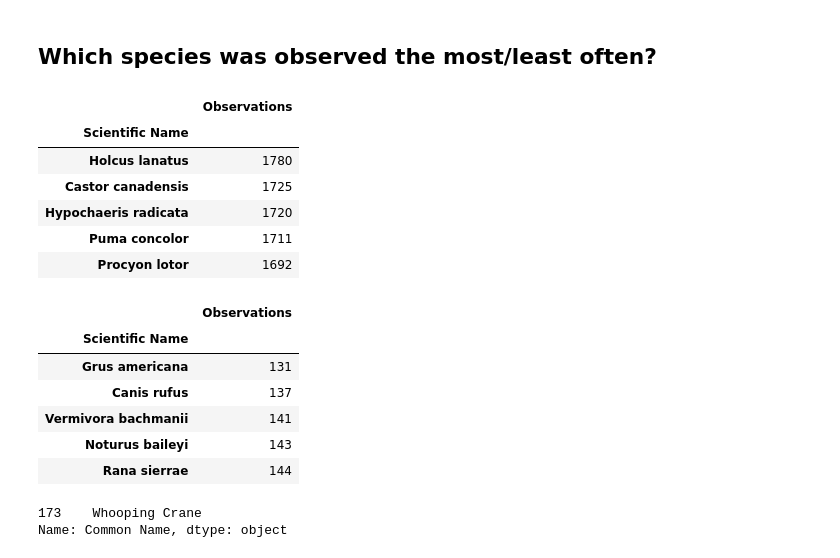
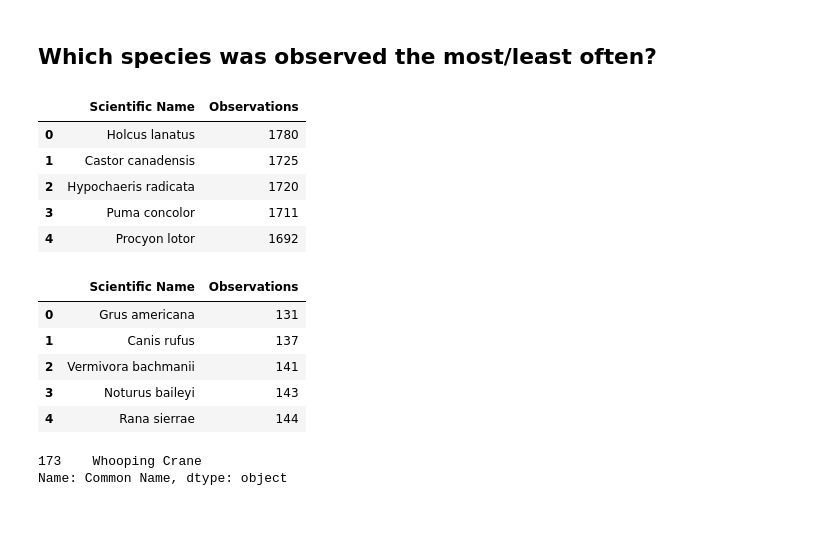
Before and after one commit to nalim8/Biodiversity, a Jupyter notebook: biodiversity.ipynb, the cells around one changed output. Cells and saved outputs as stored; diff of their text form; code cells hidden in the pictures; blank space fills up the shorter version.

```diff
--- a/biodiversity.ipynb
+++ b/biodiversity.ipynb
@@ -511,25 +511,26 @@ About 2.8 % of all species in the parks are species of concern. 0.28 % of the sp
 ## Which species was observed the most/least often?
 # %%
 observ.groupby('Scientific Name').sum()\
-            .sort_values(by='Observations', ascending=False).head()
+            .sort_values(by='Observations', ascending=False)\
+            .reset_index().head()
 # %% [output]
-|  | Observations |
-| Scientific Name |  |
-| Holcus lanatus | 1780 |
-| Castor canadensis | 1725 |
-| Hypochaeris radicata | 1720 |
-| Puma concolor | 1711 |
-| Procyon lotor | 1692 |
+|  | Scientific Name | Observations |
+| 0 | Holcus lanatus | 1780 |
+| 1 | Castor canadensis | 1725 |
+| 2 | Hypochaeris radicata | 1720 |
+| 3 | Puma concolor | 1711 |
+| 4 | Procyon lotor | 1692 |
 # %%
-observ.groupby('Scientific Name').sum().sort_values(by='Observations').head()
+observ.groupby('Scientific Name').sum()\
+            .sort_values(by='Observations')\
+            .reset_index().head()
 # %% [output]
-|  | Observations |
-| Scientific Name |  |
-| Grus americana | 131 |
-| Canis rufus | 137 |
-| Vermivora bachmanii | 141 |
-| Noturus baileyi | 143 |
-| Rana sierrae | 144 |
+|  | Scientific Name | Observations |
+| 0 | Grus americana | 131 |
+| 1 | Canis rufus | 137 |
+| 2 | Vermivora bachmanii | 141 |
+| 3 | Noturus baileyi | 143 |
+| 4 | Rana sierrae | 144 |
 # %%
 species['Common Name'][species['Scientific Name']=='Grus americana']
 # %% [output]
```
Also changed, not shown: parts of 1 cell of this notebook.
